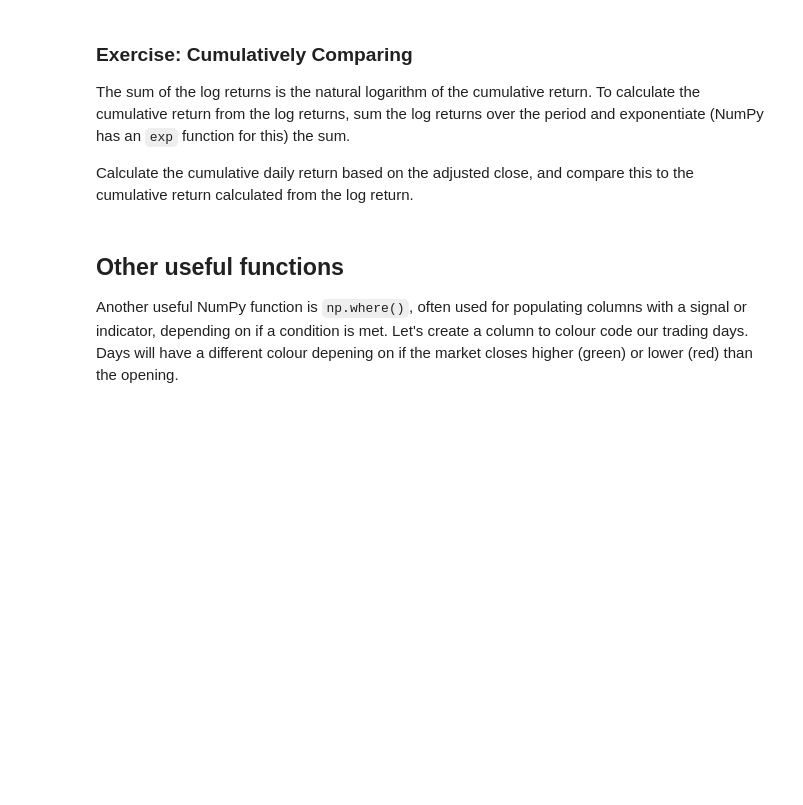
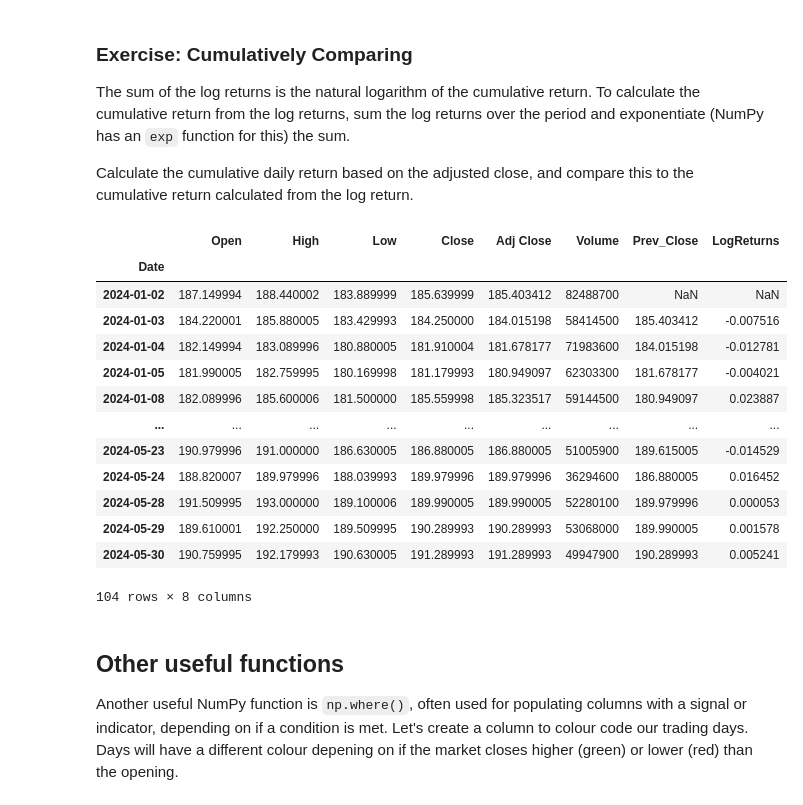
Before and after one commit to isaacyew2000/efds-ta-python, a Jupyter notebook: 03. NumPy.ipynb, the cells around one changed output. Drawn from its saved outputs; the diff is of its cells as text; code cells hidden in the pictures; blank space fills up the shorter version.

```diff
--- a/03. NumPy.ipynb
+++ b/03. NumPy.ipynb
@@ -42,6 +71,31 @@ For daily returns, we'll use `shift()` to get the *original* price (i.e. the clo
 The sum of the log returns is the natural logarithm of the cumulative return. To calculate the cumulative return from the log returns, sum the log returns over the period and exponentiate (NumPy has an `exp` function for this) the sum.
 
 Calculate the cumulative daily return based on the adjusted close, and compare this to the cumulative return calculated from the log return.
+# %%
+np.exp(df.LogReturns.sum()) - 1 # Log Returns
+# basically when I use log, I just need to sum up each Log return and check for that return as of that moment
+# can change it to .cumsum() to get each intermediate step
+
+(1 + df["Adj Close"].pct_change()).prod() - 1 # simple returns
+# same as yesterday (see data 2)
+# from the return, we multiply day to day to get cumulative return / sum of all returns
+
+df
+# %% [output]
+|  | Open | High | Low | Close | Adj Close | Volume | Prev_Close | LogReturns |
+| Date |  |  |  |  |  |  |  |  |
+| 2024-01-02 | 187.149994 | 188.440002 | 183.889999 | 185.639999 | 185.403412 | 82488700 | NaN | NaN |
+| 2024-01-03 | 184.220001 | 185.880005 | 183.429993 | 184.250000 | 184.015198 | 58414500 | 185.403412 | -0.007516 |
+| 2024-01-04 | 182.149994 | 183.089996 | 180.880005 | 181.910004 | 181.678177 | 71983600 | 184.015198 | -0.012781 |
+| 2024-01-05 | 181.990005 | 182.759995 | 180.169998 | 181.179993 | 180.949097 | 62303300 | 181.678177 | -0.004021 |
+| 2024-01-08 | 182.089996 | 185.600006 | 181.500000 | 185.559998 | 185.323517 | 59144500 | 180.949097 | 0.023887 |
+| ... | ... | ... | ... | ... | ... | ... | ... | ... |
+| 2024-05-23 | 190.979996 | 191.000000 | 186.630005 | 186.880005 | 186.880005 | 51005900 | 189.615005 | -0.014529 |
+| 2024-05-24 | 188.820007 | 189.979996 | 188.039993 | 189.979996 | 189.979996 | 36294600 | 186.880005 | 0.016452 |
+| 2024-05-28 | 191.509995 | 193.000000 | 189.100006 | 189.990005 | 189.990005 | 52280100 | 189.979996 | 0.000053 |
+| 2024-05-29 | 189.610001 | 192.250000 | 189.509995 | 190.289993 | 190.289993 | 53068000 | 189.990005 | 0.001578 |
+| 2024-05-30 | 190.759995 | 192.179993 | 190.630005 | 191.289993 | 191.289993 | 49947900 | 190.289993 | 0.005241 |
+104 rows × 8 columns
 # %% [markdown]
 ## Other useful functions
 
```
Also changed, not shown: parts of 4 cells of this notebook, 1 other file.
